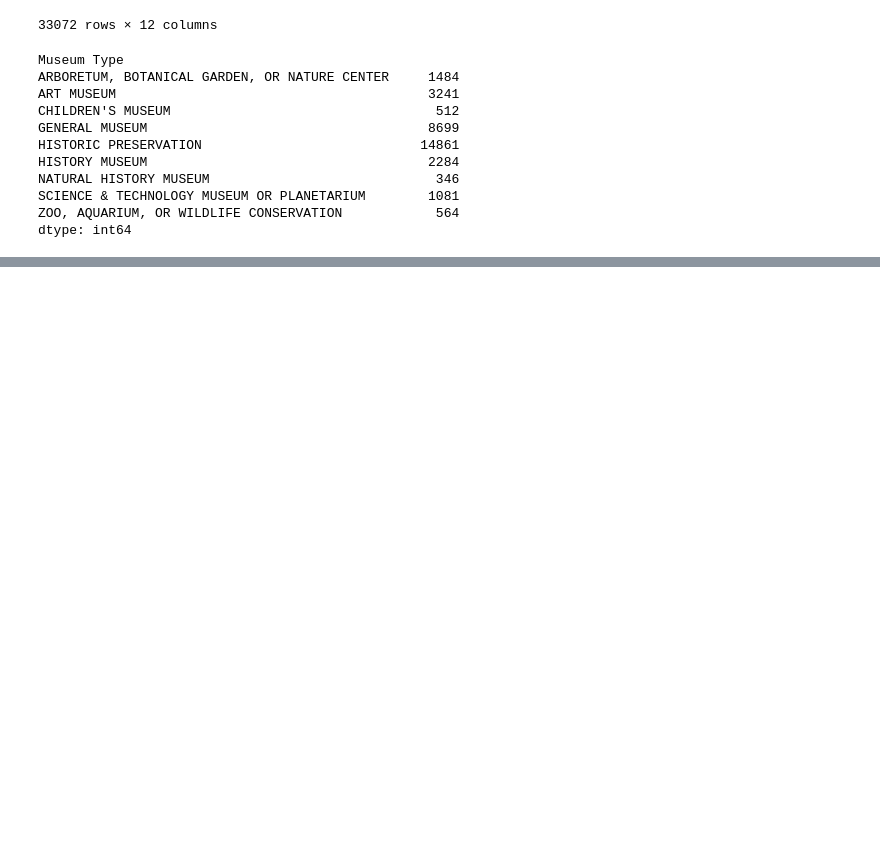
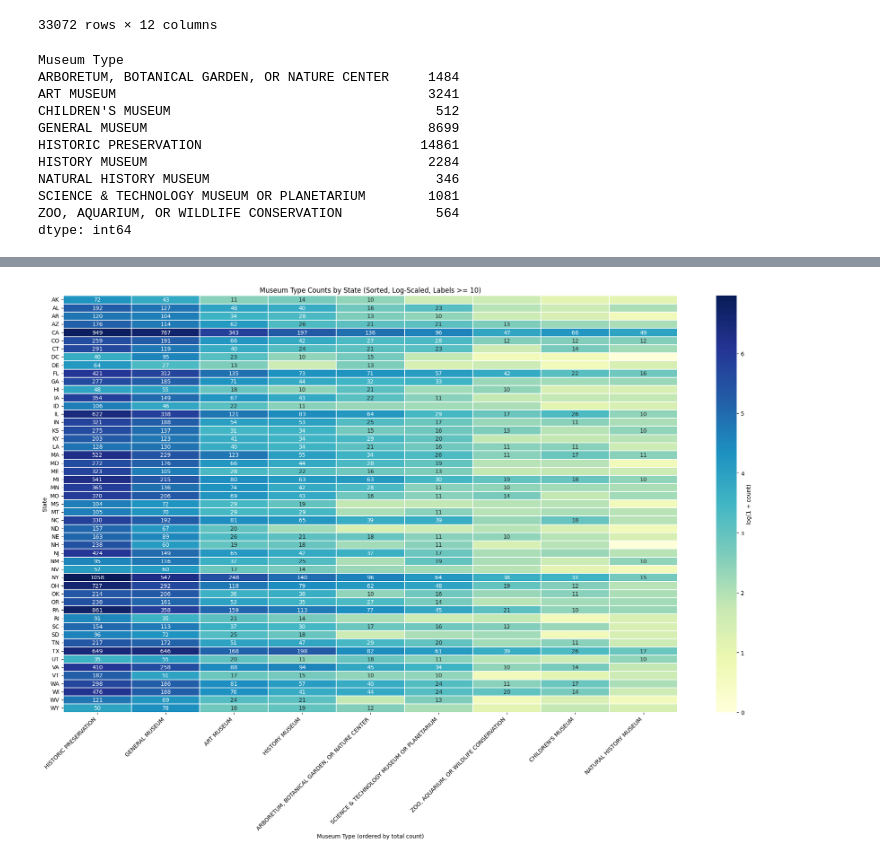
Before and after one commit to SevenDot0-Week5/MuseumsNotebook, a Jupyter notebook: MuseumNotes.ipynb, the cells around one changed output, grey strips where cells are left out. Saved outputs shown, nothing was run; the diff lists cells and outputs as text; code cells hidden in the pictures; blank space fills up the shorter version.

```diff
--- a/MuseumNotes.ipynb
+++ b/MuseumNotes.ipynb
@@ -46,0 +202,40 @@ dtype: int64
+# %%
+import numpy as np
+import matplotlib.pyplot as plt
+import seaborn as sns
+
+heatmap_data = (
+    clean_copy.groupby(['State (Administrative Location)', 'Museum Type'])
+    .size()
+    .unstack(fill_value=0)
+)
+
+# 1) Order columns by total frequency so most common museum types appear first.
+ordered_cols = heatmap_data.sum(axis=0).sort_values(ascending=False).index
+heatmap_data = heatmap_data[ordered_cols]
+
+# 2) Use log scaling for color intensity while keeping raw counts as labels.
+heatmap_log = np.log1p(heatmap_data)
+
+# 3) Keep the chart readable: hide zeros and only annotate values >= 10.
+annot_labels = heatmap_data.astype(str).mask(heatmap_data < 10, '')
+
+plt.figure(figsize=(20, 14))
+ax = sns.heatmap(
+    heatmap_log,
+    cmap='YlGnBu',
+    linewidths=0.2,
+    linecolor='white',
+    annot=annot_labels,
+    fmt='',
+    cbar_kws={'label': 'log(1 + count)'}
+)
+
+plt.title('Museum Type Counts by State (Sorted, Log-Scaled, Labels >= 10)')
+plt.xlabel('Museum Type (ordered by total count)')
+plt.ylabel('State')
+plt.xticks(rotation=45, ha='right')
+plt.tight_layout()
+plt.show()
+# %% [output]
+[figure, added]
```
Also changed, not shown: parts of 12 cells of this notebook.
